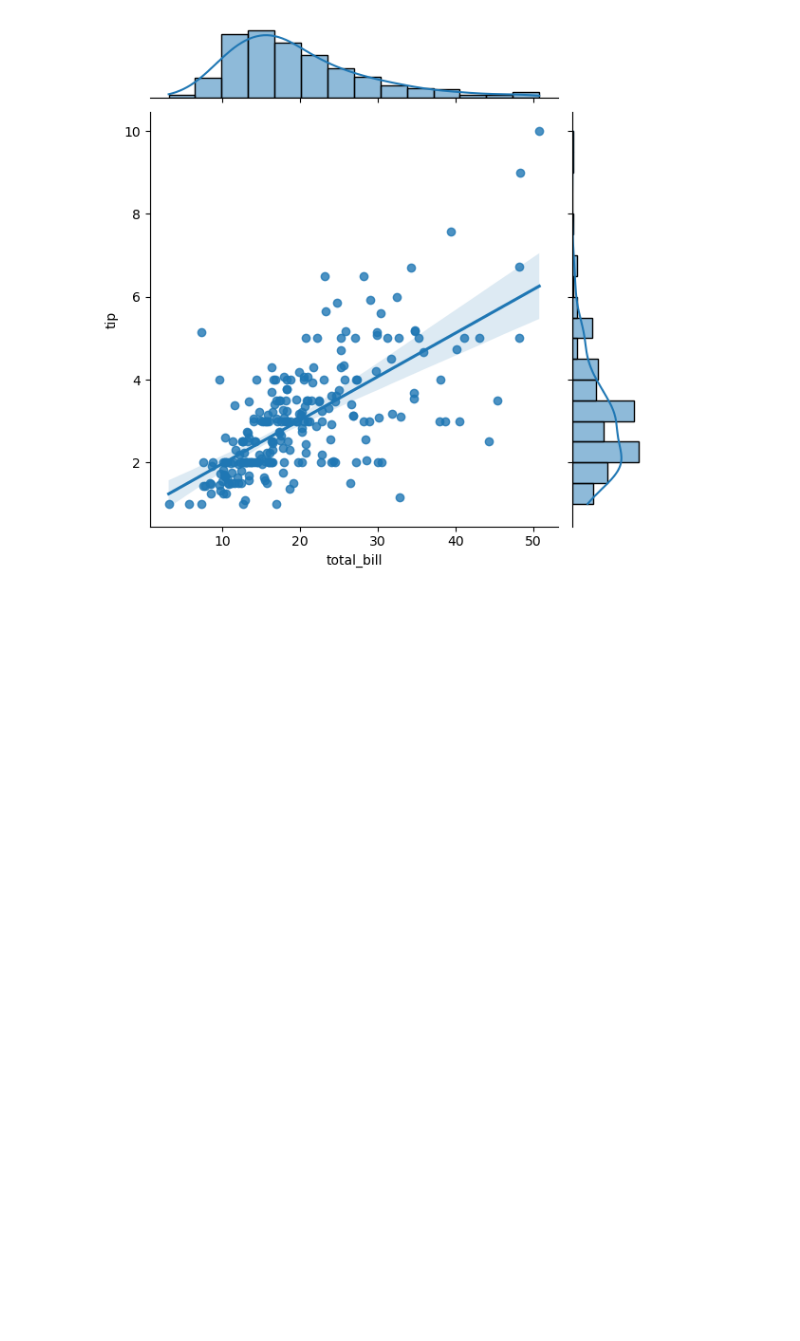
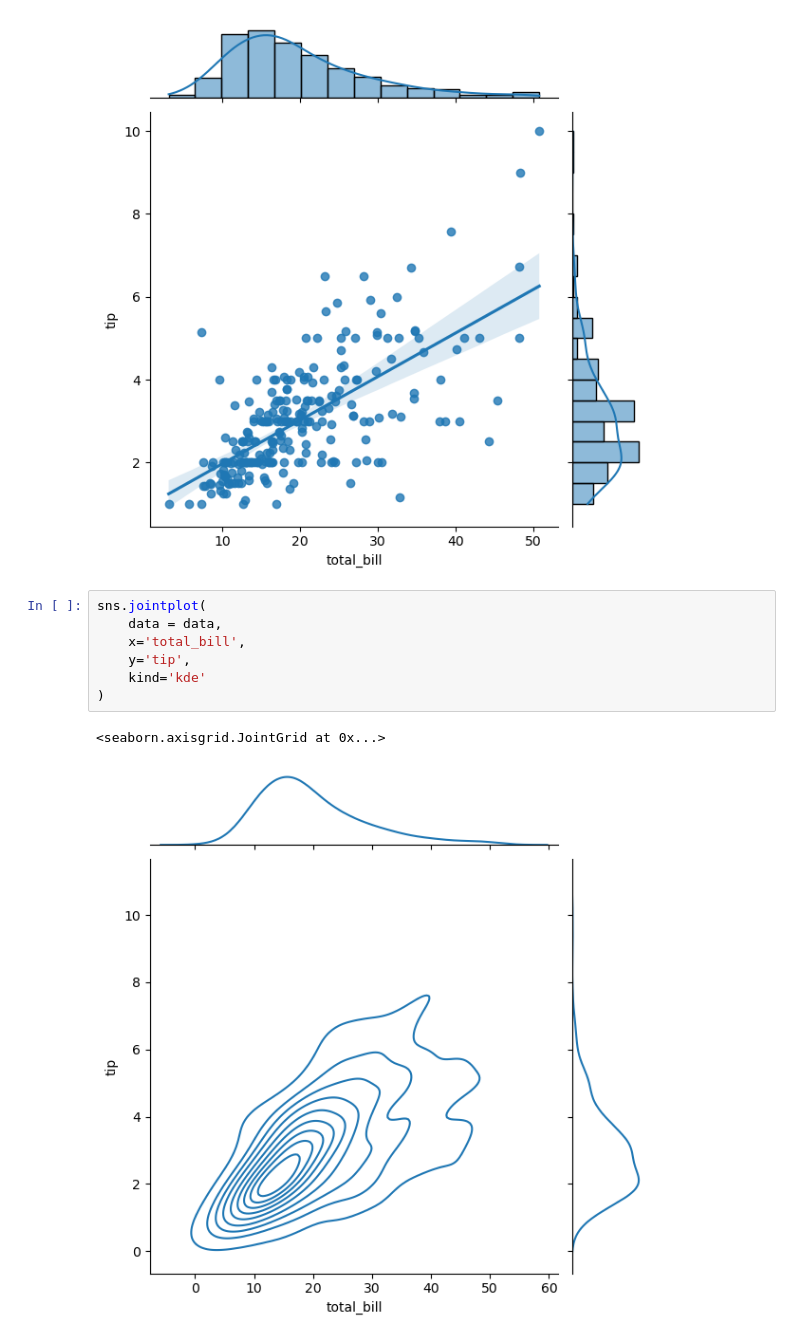
Before and after one commit to mdnaim2004/NOTE_ARCHIVE, a Jupyter notebook: seabron/seaborn.ipynb, the cells around one changed output. Cells and saved outputs as stored; diff of their text form; blank space fills up the shorter version.

```diff
--- a/seabron/seaborn.ipynb
+++ b/seabron/seaborn.ipynb
@@ -111,3 +111,13 @@ sns.jointplot(
 # %% [output]
 <seaborn.axisgrid.JointGrid at 0x...>
 [figure]
+# %%
+sns.jointplot(
+    data = data,
+    x='total_bill',
+    y='tip',
+    kind='kde'
+)
+# %% [output]
+<seaborn.axisgrid.JointGrid at 0x...>
+[figure, added]
```
Also changed, not shown: parts of 2 cells of this notebook.
